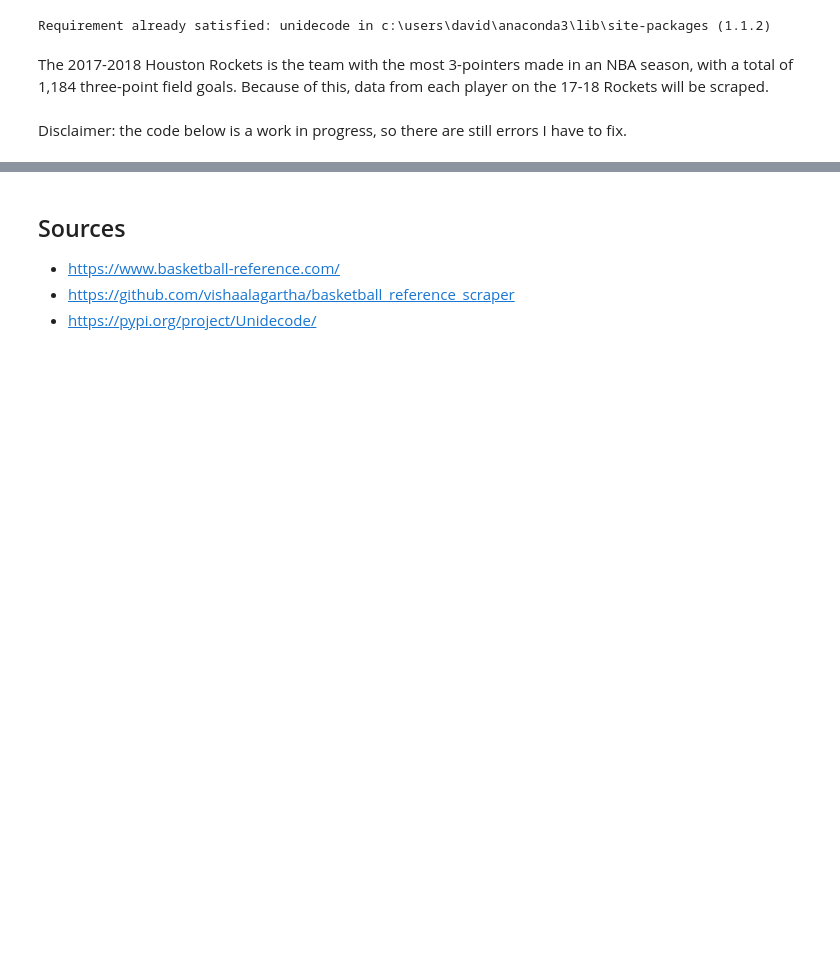
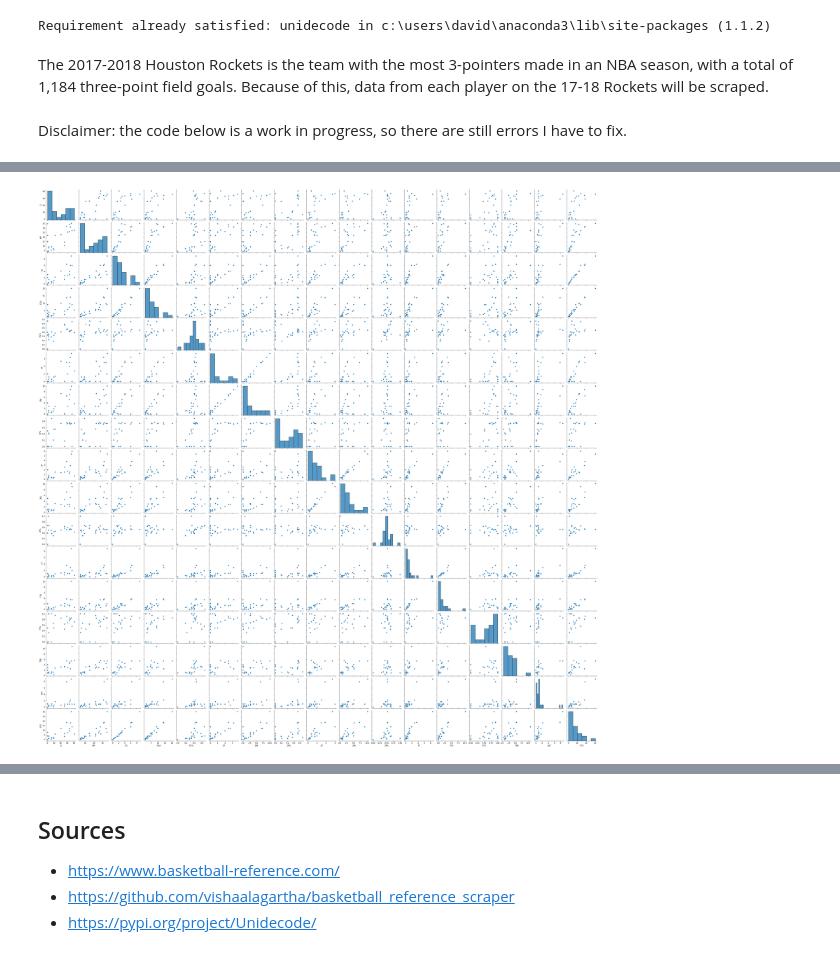
Before and after one commit to david-cq/Capstone, a Jupyter notebook: Initial_EDA.ipynb, the cells around one changed output, grey strips where cells are left out. Cells and saved outputs as stored; diff of their text form; code cells hidden in the pictures; blank space fills up the shorter version.

```diff
--- a/Initial_EDA.ipynb
+++ b/Initial_EDA.ipynb
@@ -79,0 +257,4 @@ AttributeError: 'NoneType' object has no attribute 'replace'
+# %%
+sns.pairplot(rockets_17_18_num_df);
+# %% [output]
+[figure, added]
```
Also changed, not shown: parts of 25 cells of this notebook.
